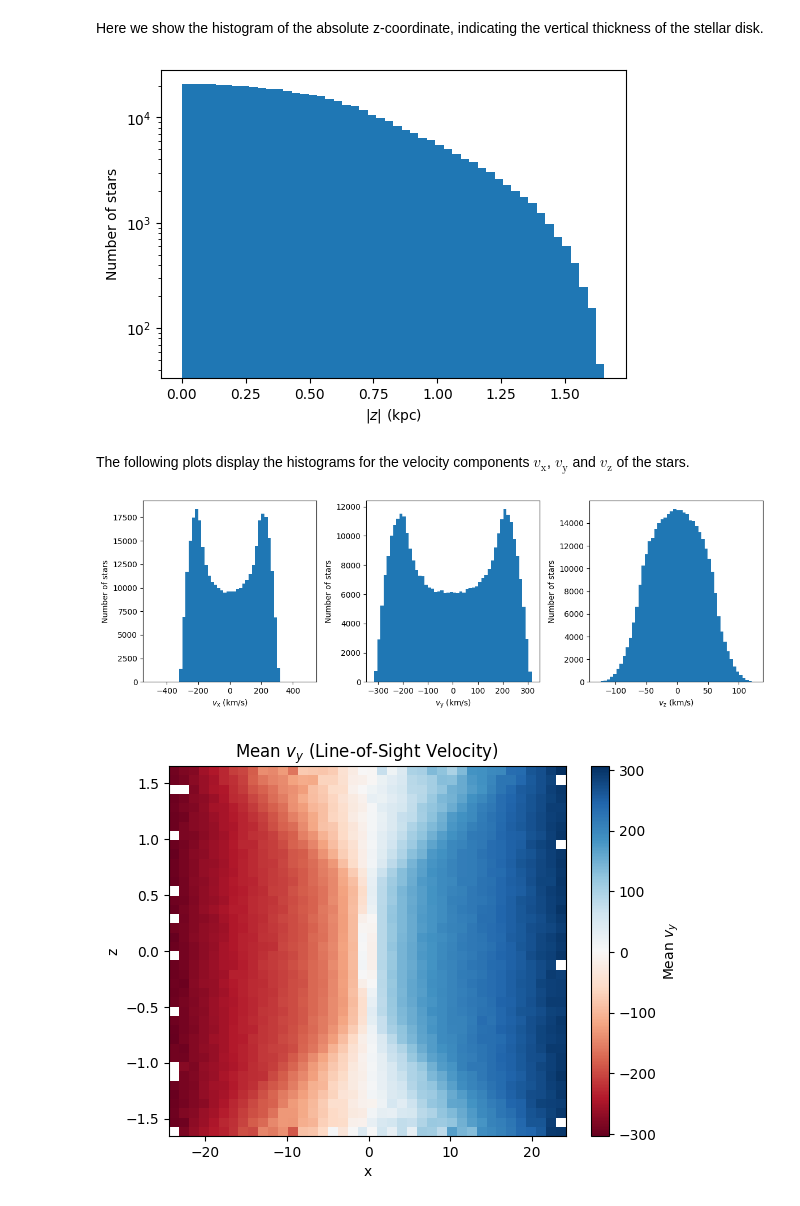
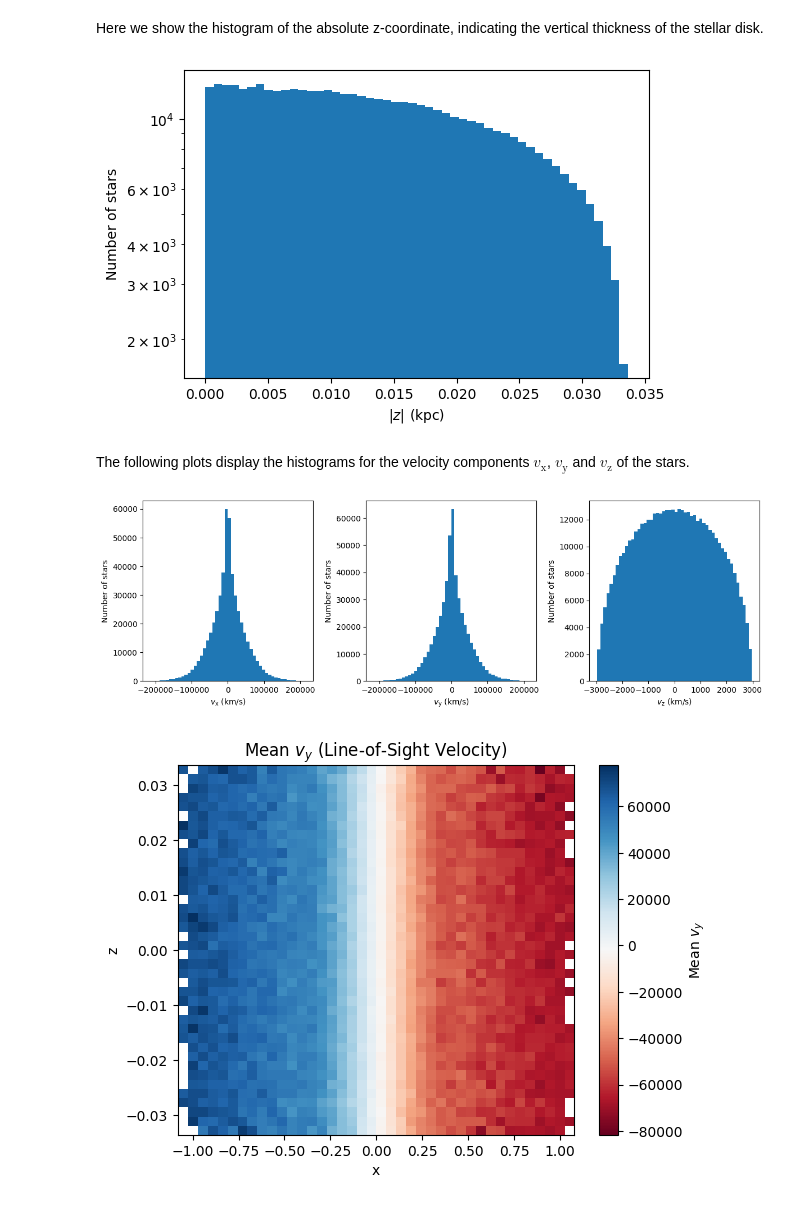
Before and after one commit to anschaible/phoenix, a Jupyter notebook: notebooks/galactic_dynamics.ipynb, the cells around one changed output. Cells and saved outputs as stored; diff of their text form; code cells hidden in the pictures.

Commit message:
changing to non linear rotation curve

```diff
--- a/notebooks/galactic_dynamics.ipynb
+++ b/notebooks/galactic_dynamics.ipynb
@@ -57,7 +57,7 @@ envelope_max = 3.0
 n_candidates = 500_000
 key = jax.random.PRNGKey(42)
 
-theta = (1.0, 6.0, 0.3)  # (M, a, b) z.B. für Miyamoto–Nagai
+theta = (1e12, 6.0, 2.0)  # (M, a, b) z.B. für Miyamoto–Nagai
 # %%
 #Generate candidate actions
 candidates, samples, soft_weights = sampling.sample_df_potential(key, params, Phi, theta, n_candidates, envelope_max, tau=0.01)
@@ -149,40 +149,40 @@ plt.ylabel("Number of stars")
 plt.yscale("log")
 plt.show()
 # %% [output]
-[figure, old version]
+[figure, new version]
 # %% [markdown]
 The following plots display the histograms for the velocity components $v_\text{x}$, $v_\text{y}$
 and $v_\text{z}$ of the stars.
 # %%
 v_x = phase_space_coords[:, 3]
 v_y = phase_space_coords[:, 4]
 v_z = phase_space_coords[:, 5]
 
-mask = R > 5.0
+mask = R > 0.0
 v_x_masked = v_x[mask]
 v_y_masked = v_y[mask]
 v_z_masked = v_z[mask]
 
 plt.figure(figsize=(12,4))
 plt.subplot(1,3,1)
-plt.hist(v_x_masked, bins=50, range=(-500, 500))
+plt.hist(v_x_masked, bins=50)#, range=(-500, 500))
 plt.xlabel(r"$v_\text{x}$ (km/s)")
 plt.ylabel("Number of stars")
 
 
 plt.subplot(1,3,2)
 plt.hist(v_y_masked, bins=50)
 plt.xlabel(r"$v_\text{y}$ (km/s)")
 plt.ylabel("Number of stars")
 
 plt.subplot(1,3,3)
 plt.hist(v_z_masked, bins=50)
 plt.xlabel(r"$v_\text{z}$ (km/s)")
 plt.ylabel("Number of stars")
 plt.tight_layout()
 plt.show()
 # %% [output]
-[figure, old version]
+[figure, new version]
 # %%
 import numpy as np
 import matplotlib.pyplot as plt
@@ -221,4 +221,4 @@ plt.colorbar(label='Mean $v_y$')
 #plt.axis('equal')
 plt.show()
 # %% [output]
-[figure, old version]
+[figure, new version]
```
Also changed, not shown: parts of 8 cells of this notebook, 2 other files.
